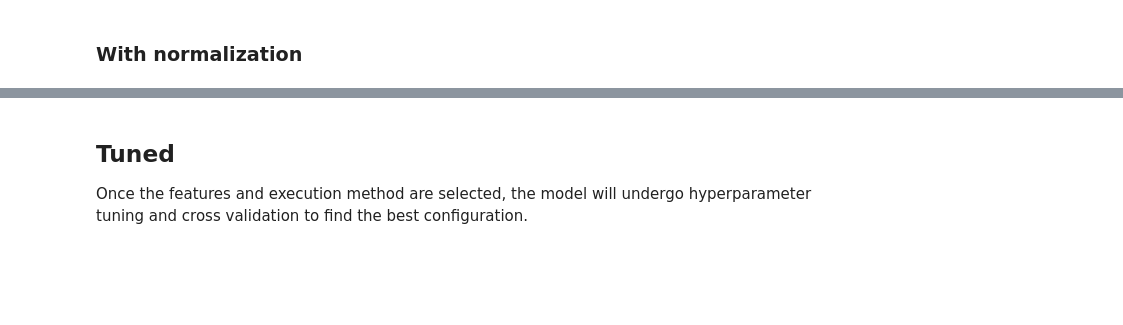
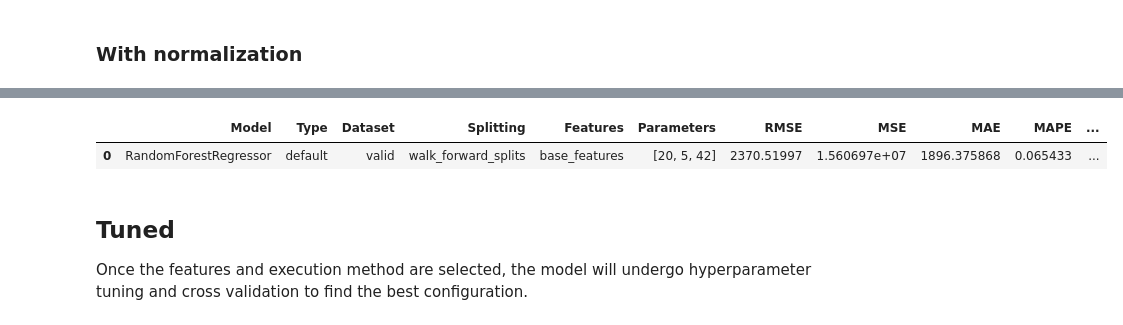
Before and after one commit to CorsiDanilo/bitcoin-price-prediction-with-pyspark, a Jupyter notebook: notebooks/4-walk-forward-split_RandomForestRegressor.ipynb, the cells around one changed output, grey strips where cells are left out. Saved outputs shown, nothing was run; the diff lists cells and outputs as text; code cells hidden in the pictures; blank space fills up the shorter version.

Commit message:
Re-obtaining results

```diff
--- a/notebooks/4-walk-forward-split_RandomForestRegressor.ipynb
+++ b/notebooks/4-walk-forward-split_RandomForestRegressor.ipynb
@@ -279,7 +535,10 @@ default_comparison_lst_df
 # %%
 # Save the best default model results and predicitons
-best_default_results = pd.concat([train_validation_utilities.model_comparison(results, model_info, evaluator_lst) for results in [default_norm_valid_results_base_and_least_corr_features]])
-best_default_predictions = default_norm_valid_pred_base_and_least_corr_features
+best_default_results = pd.concat([train_validation_utilities.model_comparison(results, model_info, evaluator_lst) for results in [default_valid_results_base_features]])
+best_default_predictions = default_valid_pred_base_features
 best_default_results
+# %% [output]
+|  | Model | Type | Dataset | Splitting | Features | Parameters | RMSE | MSE | MAE | MAPE | ... |
+| 0 | RandomForestRegressor | default | valid | walk_forward_splits | base_features | [20, 5, 42] | 2370.51997 | 1.560697e+07 | 1896.375868 | 0.065433 | ... |
 # %%
 # Define the choosen features
```
Also changed, not shown: parts of 39 cells of this notebook, 26 other files.
